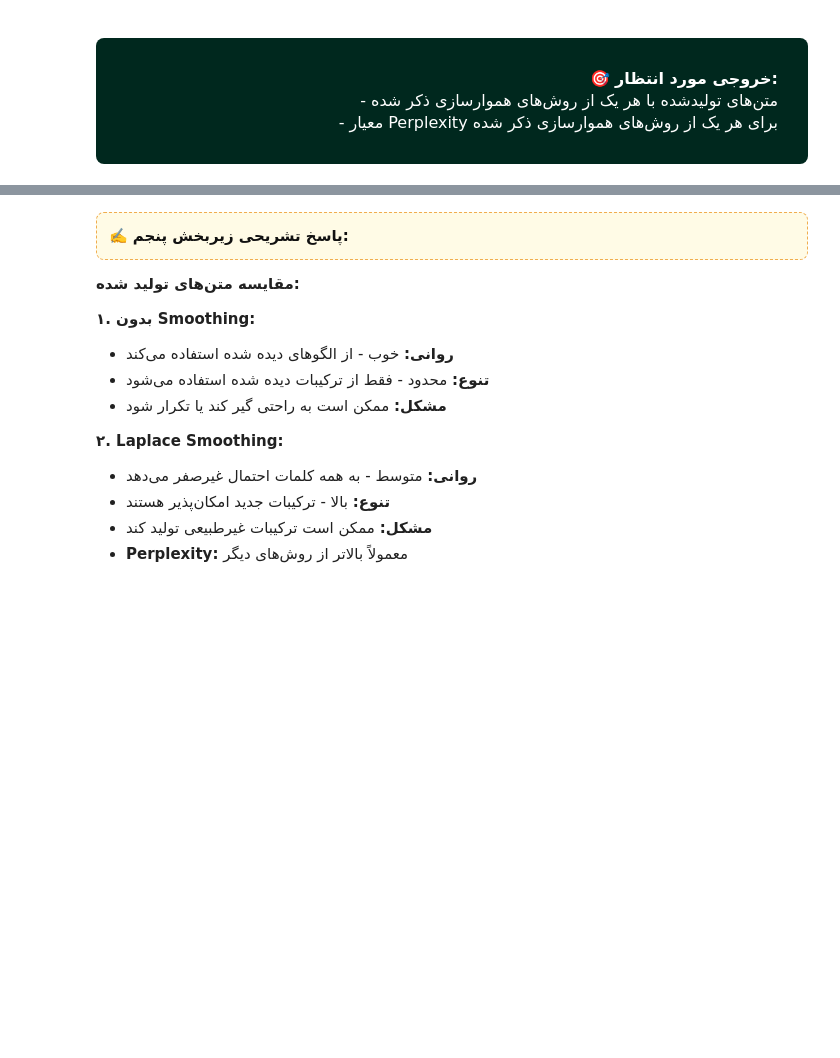
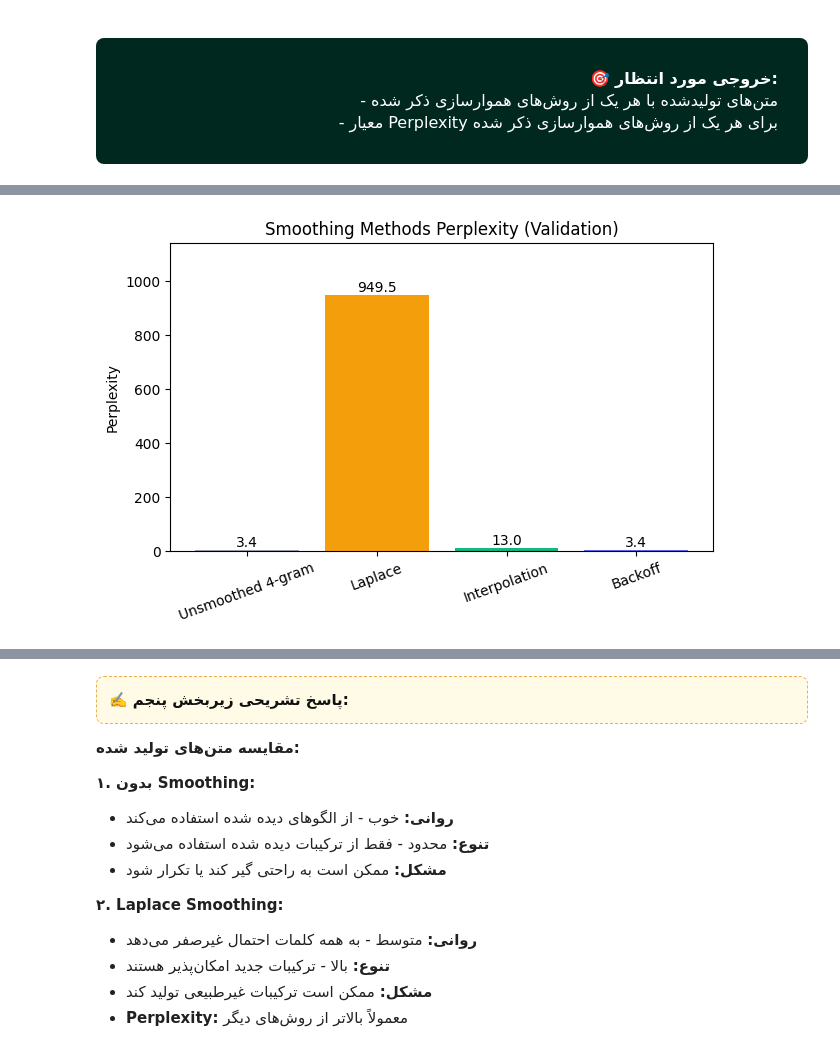
Before and after one commit to tahamajs/Natural-Language-Processing-Projects, a Jupyter notebook: NLP_UT/CA1/NLP_CA1.ipynb, the cells around one changed output, grey strips where cells are left out. Saved outputs shown, nothing was run; the diff lists cells and outputs as text; code cells hidden in the pictures; blank space fills up the shorter version.

```diff
--- a/NLP_UT/CA1/NLP_CA1.ipynb
+++ b/NLP_UT/CA1/NLP_CA1.ipynb
@@ -1247,0 +1776,24 @@ for name, mdl in [("Laplace", laplace_model), ("Interpolation", interp_model), (
+# %%
+import matplotlib.pyplot as plt
+metrics = {}
+if 'ppl_4' in globals(): metrics['Unsmoothed 4-gram'] = ppl_4
+if 'ppl_laplace' in globals(): metrics['Laplace'] = ppl_laplace
+if 'ppl_interp' in globals(): metrics['Interpolation'] = ppl_interp
+if 'ppl_backoff' in globals(): metrics['Backoff'] = ppl_backoff
+if len(metrics) == 0:
+    print('No smoothing perplexities found. Run smoothing cell first.')
+else:
+    labels = list(metrics.keys())
+    values = [metrics[k] for k in labels]
+    colors = ['#9CA3AF','#F59E0B','#10B981','#6366F1'][:len(labels)]
+    plt.figure(figsize=(7,4))
+    bars = plt.bar(labels, values, color=colors)
+    plt.ylabel('Perplexity')
+    plt.title('Smoothing Methods Perplexity (Validation)')
+    for b, v in zip(bars, values):
+        plt.text(b.get_x() + b.get_width()/2, v, f'{v:.1f}', ha='center', va='bottom')
+    plt.xticks(rotation=20)
+    plt.ylim(0, max(values)*1.2)
+    plt.show()
+# %% [output]
+[figure, added]
```
Also changed, not shown: parts of 26 cells of this notebook, 2 other files.
